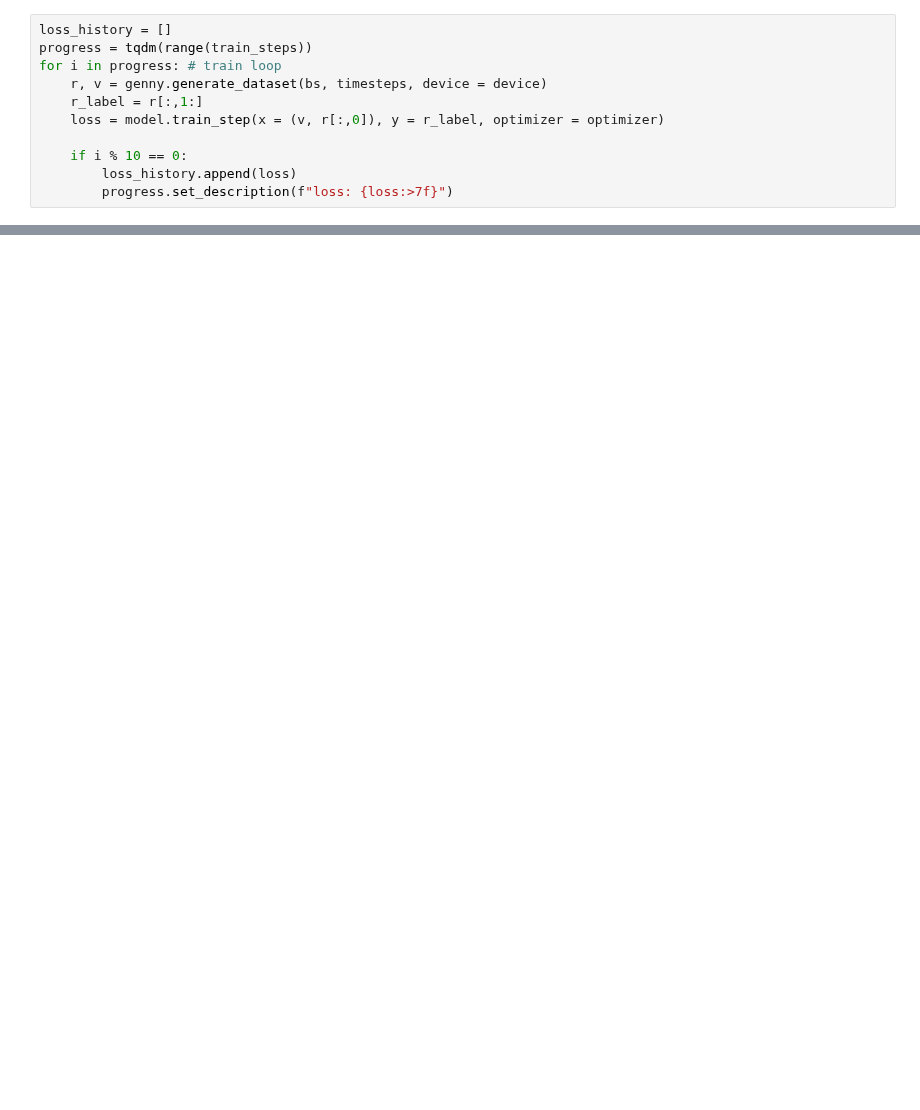
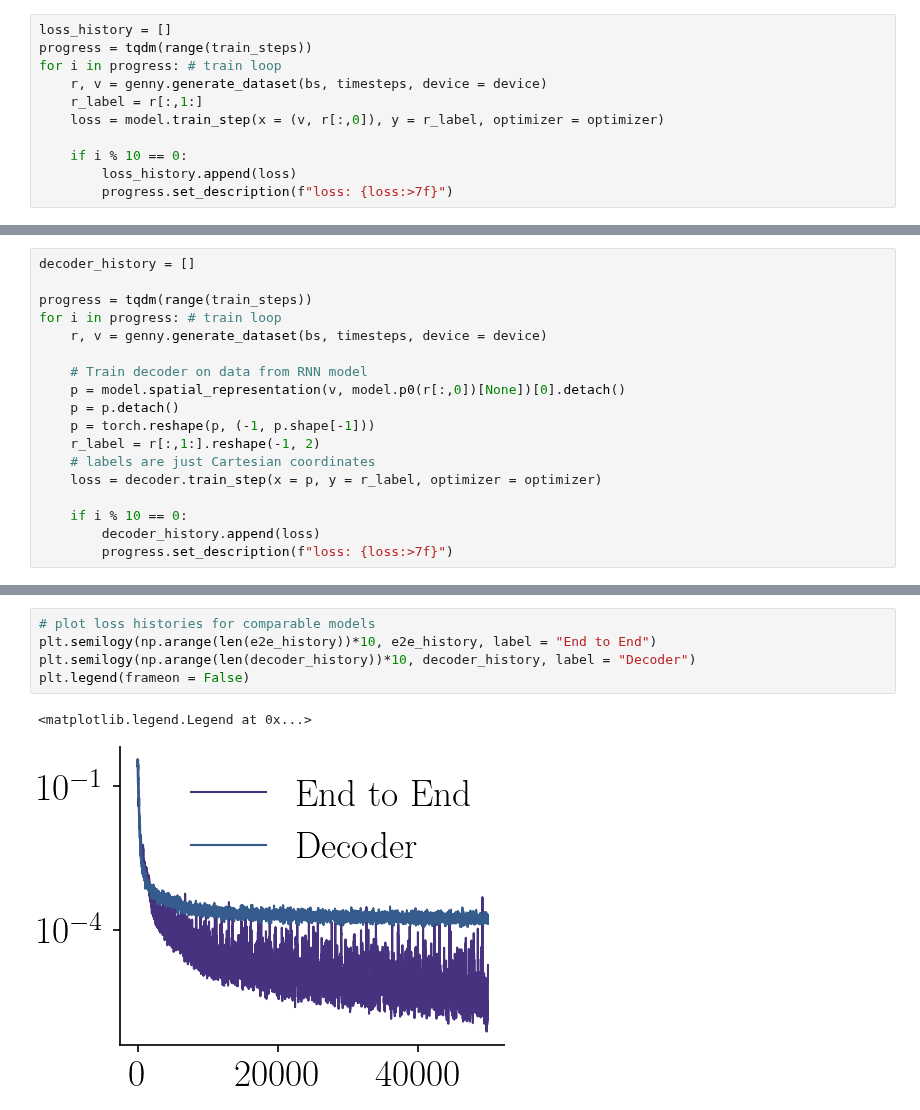
Before and after one commit to bioAI-Oslo/ConjunctiveRepresentations, a Jupyter notebook: short_trajectory_RNN.ipynb, the cells around one changed output, grey strips where cells are left out. Saved outputs shown, nothing was run; the diff lists cells and outputs as text; blank space fills up the shorter version.

```diff
--- a/short_trajectory_RNN.ipynb
+++ b/short_trajectory_RNN.ipynb
@@ -57,0 +60,18 @@ p = p.detach().numpy()
+# %%
+decoder_history = []
+
+progress = tqdm(range(train_steps))
+for i in progress: # train loop
+    r, v = genny.generate_dataset(bs, timesteps, device = device)
+
+    # Train decoder on data from RNN model
+    p = model.spatial_representation(v, model.p0(r[:,0])[None])[0].detach()
+    p = p.detach()
+    p = torch.reshape(p, (-1, p.shape[-1]))
+    r_label = r[:,1:].reshape(-1, 2)
+    # labels are just Cartesian coordinates
+    loss = decoder.train_step(x = p, y = r_label, optimizer = optimizer)
+
+    if i % 10 == 0:
+        decoder_history.append(loss)
+        progress.set_description(f"loss: {loss:>7f}")
@@ -57,0 +92,8 @@ p = p.detach().numpy()
+# %%
+# plot loss histories for comparable models
+plt.semilogy(np.arange(len(e2e_history))*10, e2e_history, label = "End to End")
+plt.semilogy(np.arange(len(decoder_history))*10, decoder_history, label = "Decoder")
+plt.legend(frameon = False)
+# %% [output]
+<matplotlib.legend.Legend at 0x...>
+[figure, added]
```
Also changed, not shown: parts of 28 cells of this notebook, 3 other files.
